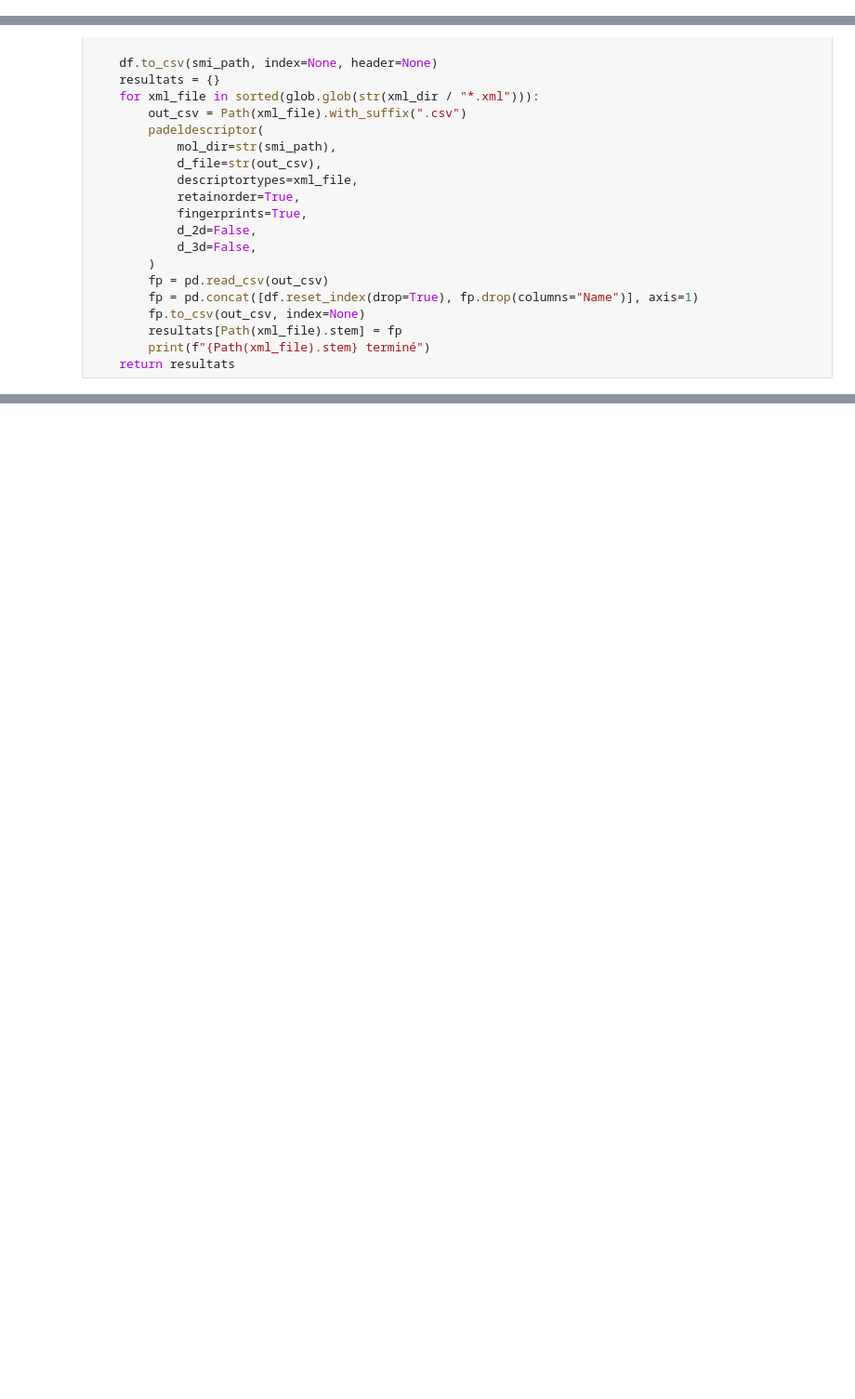
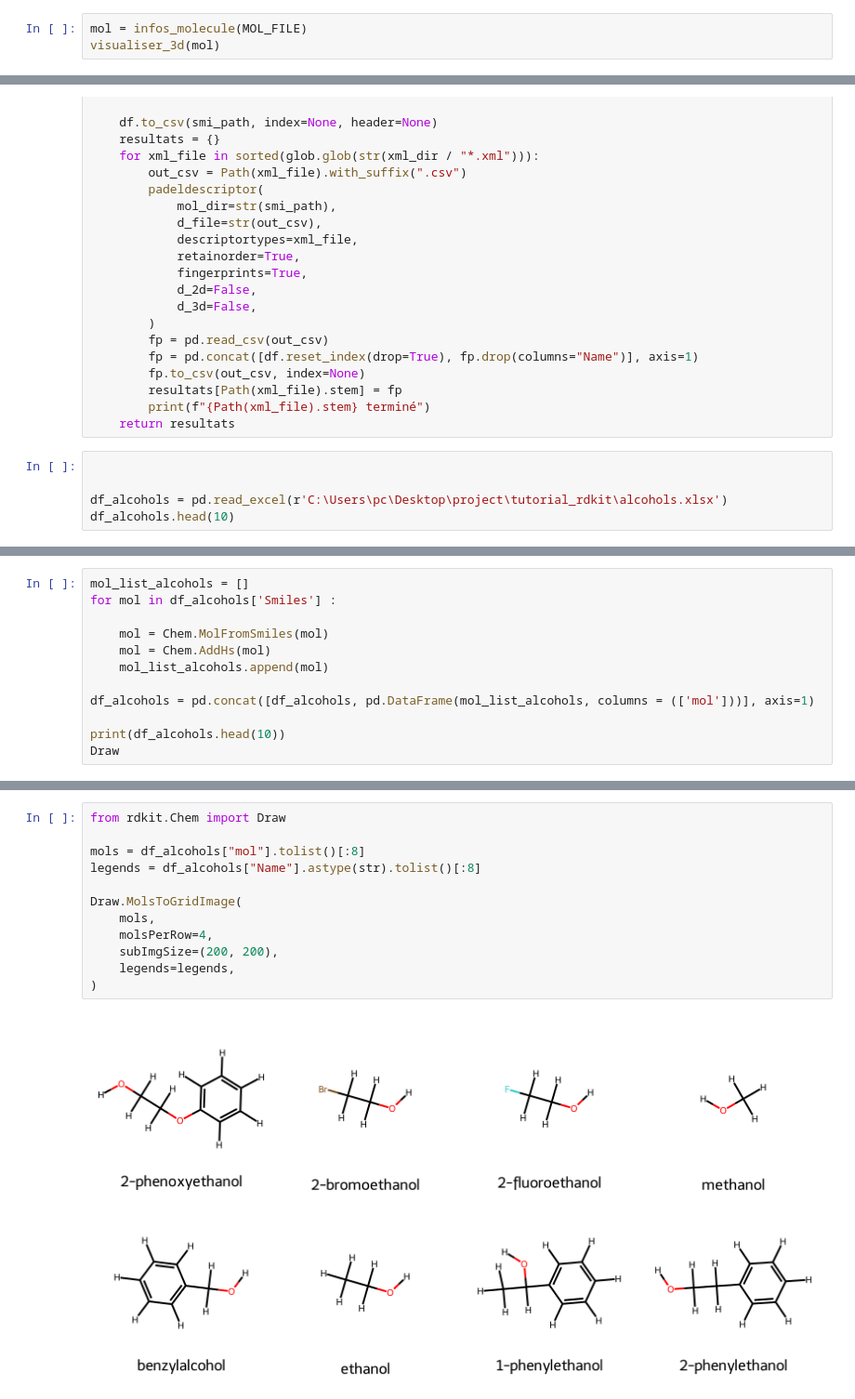
Before and after one commit to Marouane-Elhouari/rdkit-, a Jupyter notebook: analyse_rdkit_ameliore.ipynb, the cells around one changed output, grey strips where cells are left out. Shown at 93% size. Drawn from its saved outputs; the diff is of its cells as text; blank space fills up the shorter version.

```diff
--- a/analyse_rdkit_ameliore.ipynb
+++ b/analyse_rdkit_ameliore.ipynb
@@ -68,0 +83,3 @@ visualiser_2d(mol)
+# %%
+mol = infos_molecule(MOL_FILE)
+visualiser_3d(mol)
@@ -238,3 +344,8 @@ def calculer_descripteurs_padel(df: pd.DataFrame, xml_dir: Path, smi_path: Path)
         resultats[Path(xml_file).stem] = fp
         print(f"{Path(xml_file).stem} terminé")
     return resultats
+# %%
+
+
+df_alcohols = pd.read_excel(r'C:\Users\pc\Desktop\project\tutorial_rdkit\alcohols.xlsx')
+df_alcohols.head(10)
@@ -240,0 +364,12 @@ def calculer_descripteurs_padel(df: pd.DataFrame, xml_dir: Path, smi_path: Path)
+# %%
+mol_list_alcohols = []
+for mol in df_alcohols['Smiles'] :
+
+    mol = Chem.MolFromSmiles(mol)
+    mol = Chem.AddHs(mol)
+    mol_list_alcohols.append(mol)
+
+df_alcohols = pd.concat([df_alcohols, pd.DataFrame(mol_list_alcohols, columns = (['mol']))], axis=1)
+
+print(df_alcohols.head(10))
+Draw
@@ -240,0 +395,14 @@ def calculer_descripteurs_padel(df: pd.DataFrame, xml_dir: Path, smi_path: Path)
+# %%
+from rdkit.Chem import Draw
+
+mols = df_alcohols["mol"].tolist()[:8]
+legends = df_alcohols["Name"].astype(str).tolist()[:8]
+
+Draw.MolsToGridImage(
+    mols,
+    molsPerRow=4,
+    subImgSize=(200, 200),
+    legends=legends,
+)
+# %% [output]
+[figure, added]
```
Also changed, not shown: parts of 30 cells of this notebook, 4 other files.
